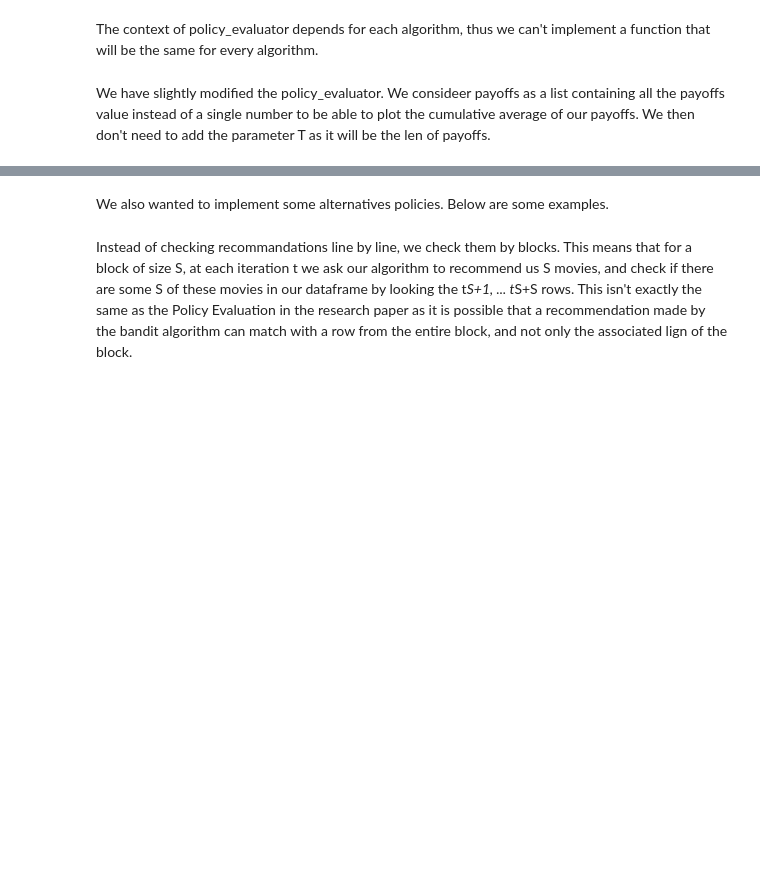
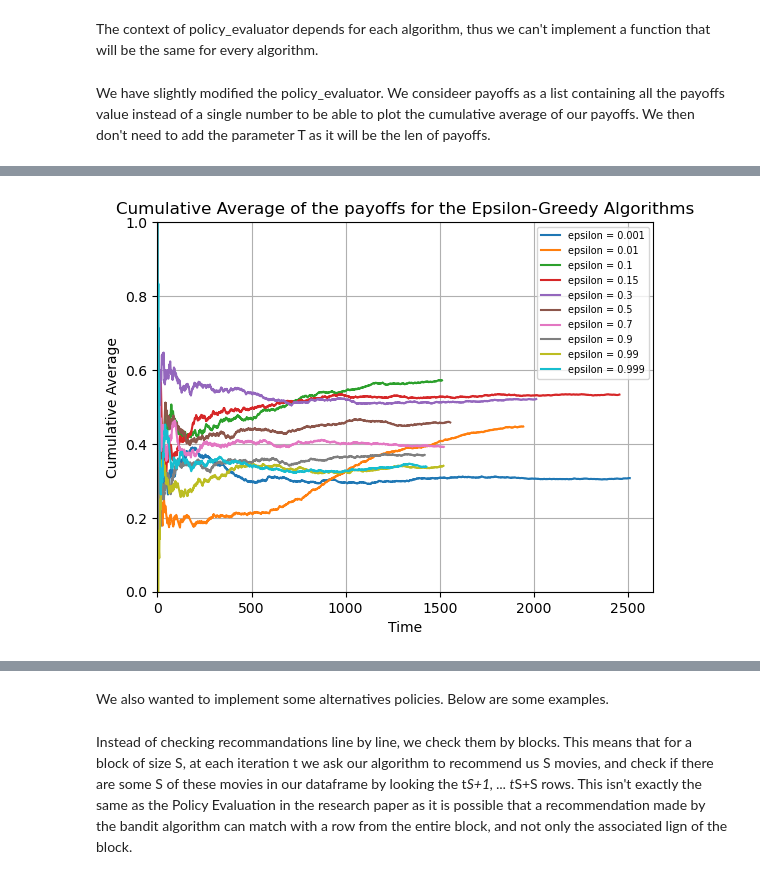
Before and after one commit to fllin1/aml_mab, a Jupyter notebook: MAB Algorithms/policy_evaluator_epsilon.ipynb, the cells around one changed output, grey strips where cells are left out. Drawn from its saved outputs; the diff is of its cells as text; code cells hidden in the pictures; blank space fills up the shorter version.

```diff
--- a/MAB Algorithms/policy_evaluator_epsilon.ipynb
+++ b/MAB Algorithms/policy_evaluator_epsilon.ipynb
@@ -59,0 +93,24 @@ plt.show()
+# %%
+epsilon_values = [0.001, 0.01, 0.1, 0.15, 0.3, 0.5, 0.7, 0.9, 0.99, 0.999]
+# %%
+for epsilon_value in epsilon_values:
+    payoffs = policy_evaluator_epsilon_min(df, epsilon_value = epsilon_value)
+    pd.DataFrame(payoffs).to_csv(f'epsilon_greedy_{epsilon_value}.csv')
+# %%
+for epsilon_value in epsilon_values:
+    filename = f'epsilon_greedy_{epsilon_value}.csv'
+    rewards = pd.read_csv(filename, index_col='Unnamed: 0')
+    rewards = np.array(rewards['0'])
+    cumulative_average = np.cumsum(rewards) / np.arange(1, len(rewards)+1)
+    plt.plot(cumulative_average, label = f'epsilon = {epsilon_value}')
+
+plt.xlabel("Time")
+plt.ylabel("Cumulative Average")
+plt.title("Cumulative Average of the payoffs for the Epsilon-Greedy Algorithms")
+plt.xlim(0,)
+plt.ylim(0, 1)
+plt.grid(True)
+plt.legend(fontsize=7)
+plt.show()
+# %% [output]
+[figure, added]
```
Also changed, not shown: parts of 24 cells of this notebook, 7 other files.
